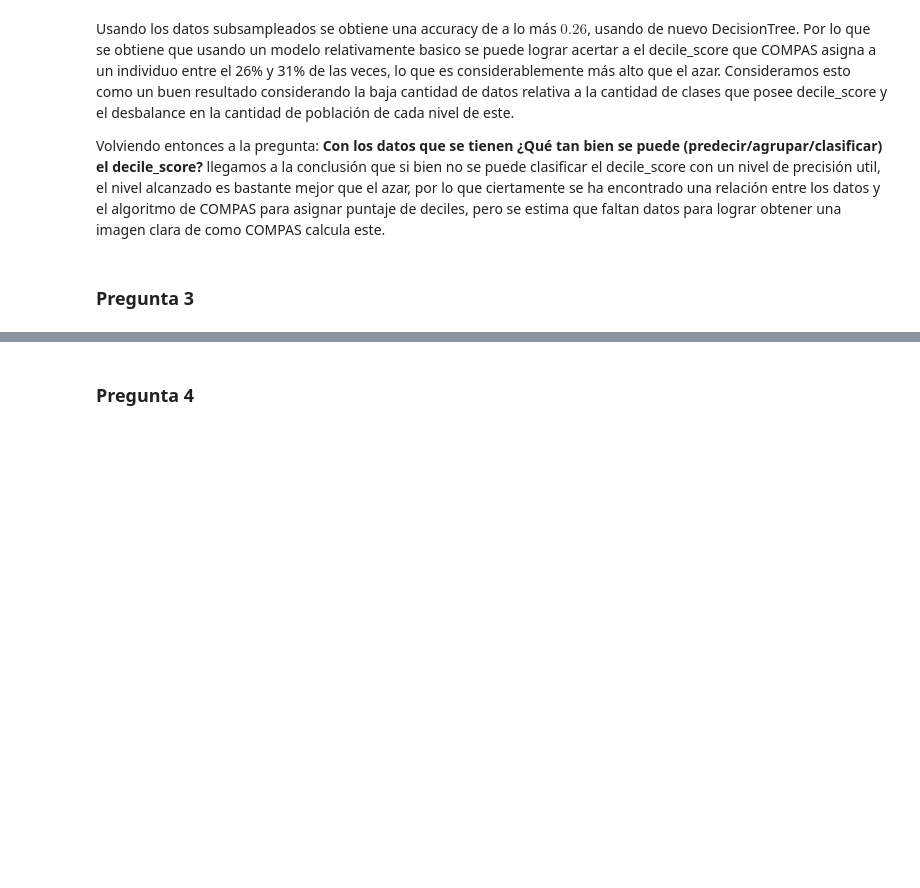
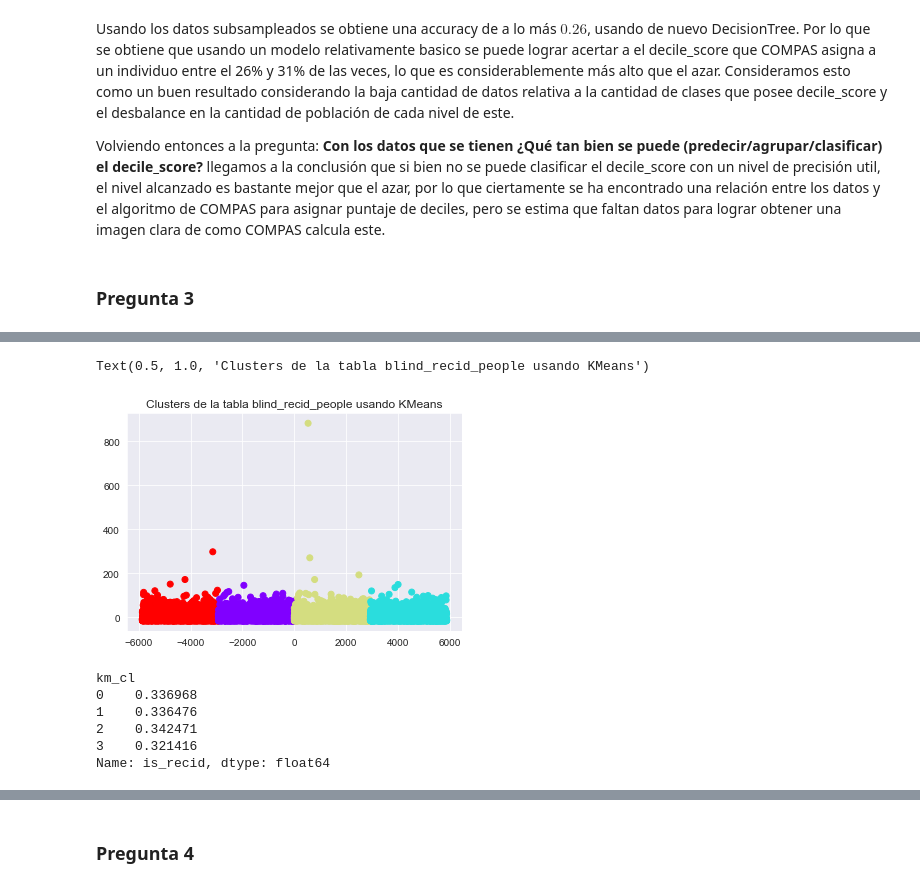
Before and after one commit to PJaramilloV/bias-no-basado, a Jupyter notebook: docs/hito-3.ipynb, the cells around one changed output, grey strips where cells are left out. Saved outputs shown, nothing was run; the diff lists cells and outputs as text; code cells hidden in the pictures; blank space fills up the shorter version.

```diff
--- a/docs/hito-3.ipynb
+++ b/docs/hito-3.ipynb
@@ -1887,0 +1996,22 @@ Volviendo entonces a la pregunta: **Con los datos que se tienen ¿Qué tan bien
+# %%
+# Usaremos 4 clusters
+kmeans = KMeans(n_clusters=4, random_state=0).fit(blind_recid_people)
+km_cl = kmeans.labels_
+# Reducimos la dimensionalidad usando PCA para ver los resultados visuales
+X = PCA(n_components=2, random_state=0).fit_transform(main_people)
+plt.scatter(X[:, 0], X[:, 1], c=km_cl, cmap='rainbow')
+plt.title('Clusters de la tabla blind_recid_people usando KMeans')
+# %% [output]
+Text(0.5, 1.0, 'Clusters de la tabla blind_recid_people usando KMeans')
+[figure, added]
+# %%
+# Revisamos el porcentaje de reincidencia por cluster
+main_people['km_cl'] = km_cl
+main_people.groupby('km_cl').is_recid.mean()
+# %% [output]
+km_cl
+0    0.336968
+1    0.336476
+2    0.342471
+3    0.321416
+Name: is_recid, dtype: float64
```
Also changed, not shown: parts of 29 cells of this notebook, 1 other file.
